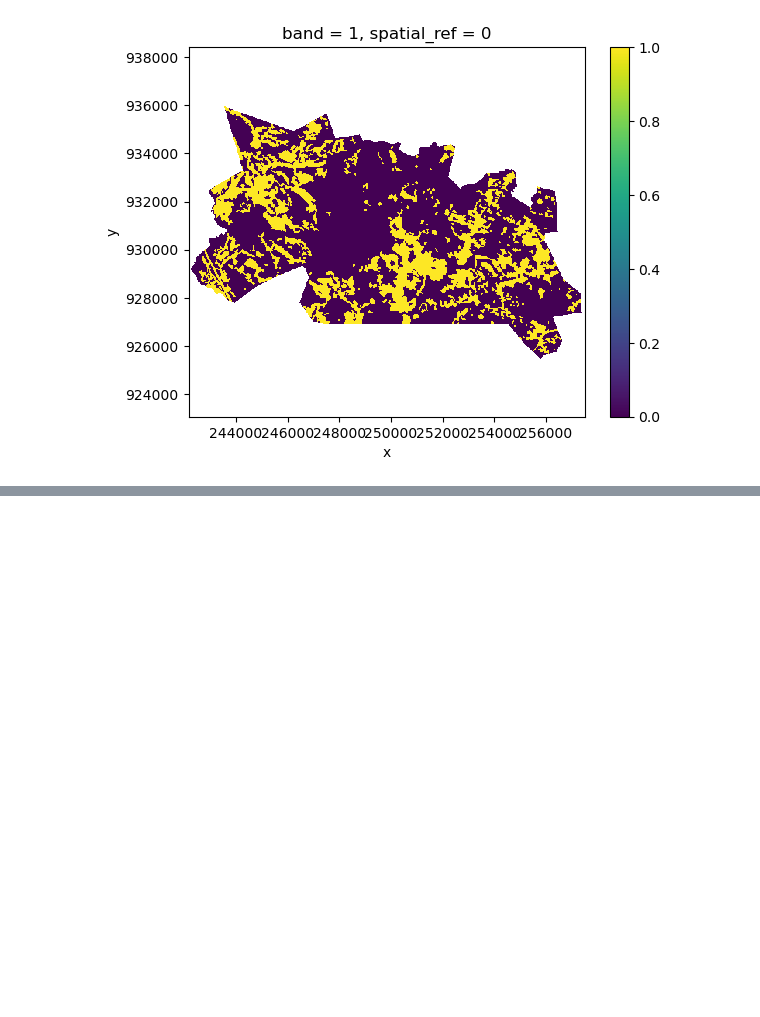
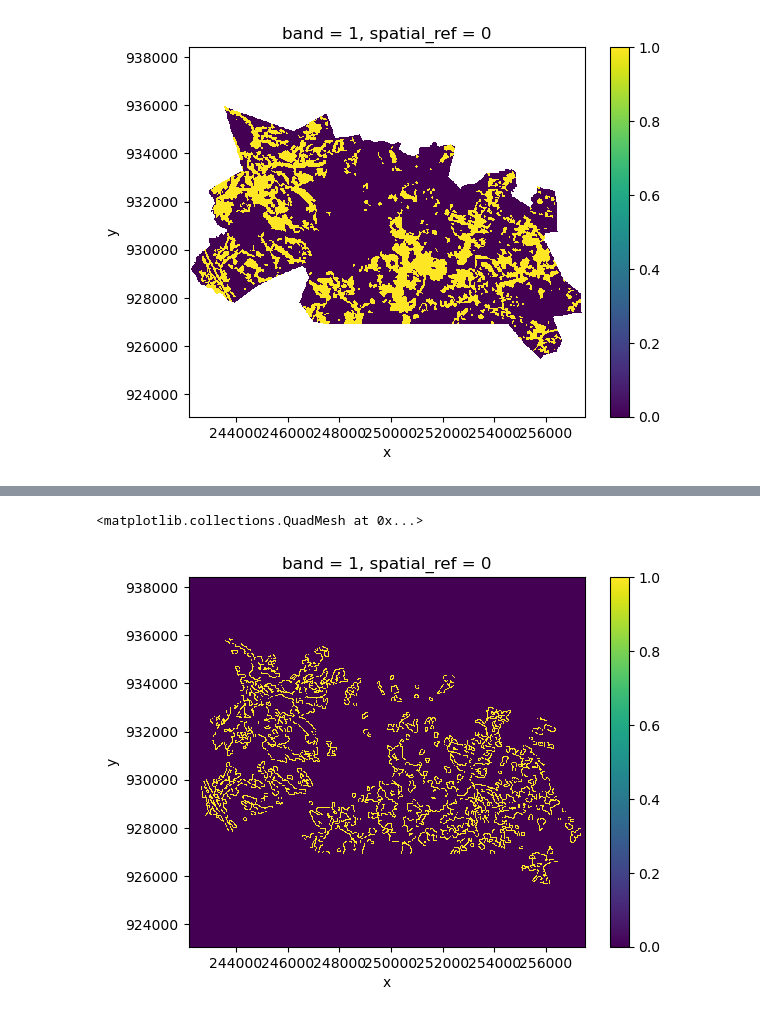
Before and after one commit to DWGodwin/geomod, a Jupyter notebook: predict-example.ipynb, the cells around one changed output, grey strips where cells are left out. Saved outputs shown, nothing was run; the diff lists cells and outputs as text; code cells hidden in the pictures; blank space fills up the shorter version.

```diff
--- a/predict-example.ipynb
+++ b/predict-example.ipynb
@@ -81,0 +70,8 @@ weighted_sum.plot()
+# %%
+# Get areas with 0 that border a 1 - this will be done iteratively during the main loop
+land_change_borders = utils.get_edges(land_cover_map, (3,3))
+# %%
+land_change_borders.plot()
+# %% [output]
+<matplotlib.collections.QuadMesh at 0x...>
+[figure, added]
```
Also changed, not shown: parts of 17 cells of this notebook, 1 other file.
